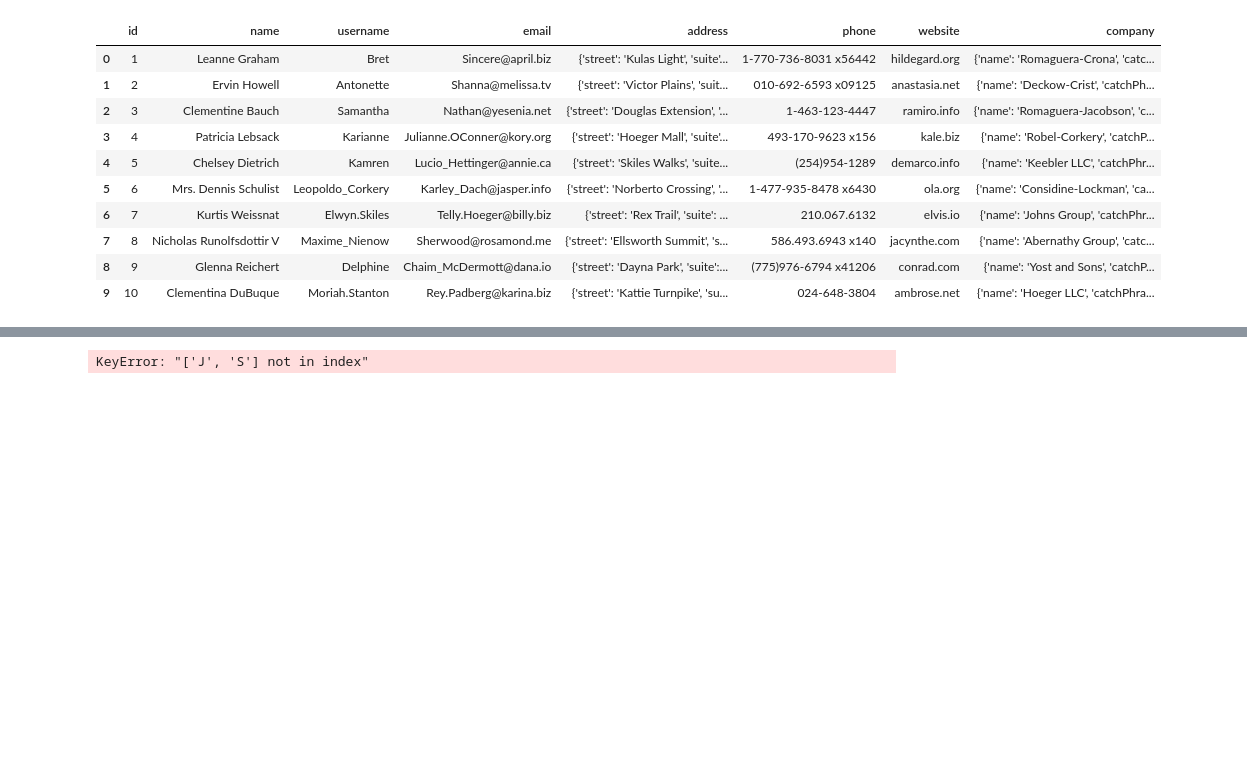
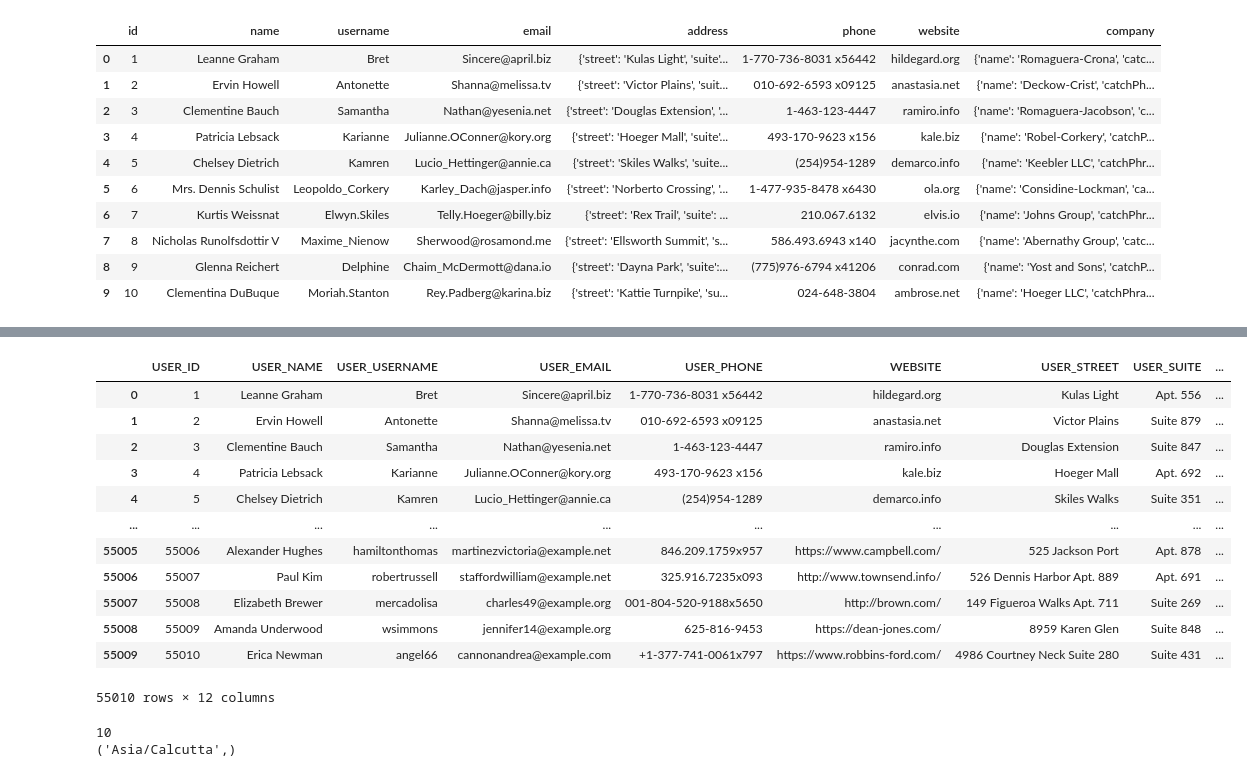
Before and after one commit to carlajsv/dd_test, a Jupyter notebook: test.ipynb, the cells around one changed output, grey strips where cells are left out. Saved outputs shown, nothing was run; the diff lists cells and outputs as text; code cells hidden in the pictures; blank space fills up the shorter version.

```diff
--- a/test.ipynb
+++ b/test.ipynb
@@ -47,26 +56,39 @@ df_resultado
 | 8 | 9 | Glenna Reichert | Delphine | Chaim_McDermott@dana.io | (775)976-6794 x41206 | conrad.com | {'name': 'Yost and Sons', 'catchP... | Dayna Park | Suite 449 | Bartholomebury | 76495-3109 | ... |
 | 9 | 10 | Clementina DuBuque | Moriah.Stanton | Rey.Padberg@karina.biz | 024-648-3804 | ambrose.net | {'name': 'Hoeger LLC', 'catchPhra... | Kattie Turnpike | Suite 198 | Lebsackbury | 31428-2261 | ... |
 # %%
-import pandas as pd
-
-def procesar_dataframe(df, columnas=None):
-    # Si la lista de columnas no se proporciona, usar df.columns
-    if columnas is None:
-        columnas = df.columns
-
-    # Realizar el procesamiento necesario aquí
-    # Ejemplo: Imprimir las columnas seleccionadas
-    df_procesado = df[columnas]
-    print(df_procesado)
-
-# Ejemplo de uso
-data = {'A': [1, 2, 3], 'B': [4, 5, 6], 'C': [7, 8, 9]}
-df = pd.DataFrame(data)
-
-# Llamada a la función sin proporcionar la lista de columnas
-procesar_dataframe(df, ['C', 'J', 'S'])
-
-# Llamada a la función proporcionando una lista de columnas
-procesar_dataframe(df, ['A', 'B'])
+users_test = pd.read_csv('users_extended.csv')
+users_test
 # %% [output]
+|  | USER_ID | USER_NAME | USER_USERNAME | USER_EMAIL | USER_PHONE | WEBSITE | USER_STREET | USER_SUITE | ... |
+| 0 | 1 | Leanne Graham | Bret | Sincere@april.biz | 1-770-736-8031 x56442 | hildegard.org | Kulas Light | Apt. 556 | ... |
+| 1 | 2 | Ervin Howell | Antonette | Shanna@melissa.tv | 010-692-6593 x09125 | anastasia.net | Victor Plains | Suite 879 | ... |
+| 2 | 3 | Clementine Bauch | Samantha | Nathan@yesenia.net | 1-463-123-4447 | ramiro.info | Douglas Extension | Suite 847 | ... |
+| 3 | 4 | Patricia Lebsack | Karianne | Julianne.OConner@kory.org | 493-170-9623 x156 | kale.biz | Hoeger Mall | Apt. 692 | ... |
+| 4 | 5 | Chelsey Dietrich | Kamren | Lucio_Hettinger@annie.ca | (254)954-1289 | demarco.info | Skiles Walks | Suite 351 | ... |
+| ... | ... | ... | ... | ... | ... | ... | ... | ... | ... |
+| 55005 | 55006 | Alexander Hughes | hamiltonthomas | martinezvictoria@example.net | 846.209.1759x957 | https://www.campbell.com/ | 525 Jackson Port | Apt. 878 | ... |
+| 55006 | 55007 | Paul Kim | robertrussell | staffordwilliam@example.net | 325.916.7235x093 | http://www.townsend.info/ | 526 Dennis Harbor Apt. 889 | Apt. 691 | ... |
+| 55007 | 55008 | Elizabeth Brewer | mercadolisa | charles49@example.org | 001-804-520-9188x5650 | http://brown.com/ | 149 Figueroa Walks Apt. 711 | Suite 269 | ... |
+| 55008 | 55009 | Amanda Underwood | wsimmons | jennifer14@example.org | 625-816-9453 | https://dean-jones.com/ | 8959 Karen Glen | Suite 848 | ... |
+| 55009 | 55010 | Erica Newman | angel66 | cannonandrea@example.com | +1-377-741-0061x797 | https://www.robbins-ford.com/ | 4986 Courtney Neck Suite 280 | Suite 431 | ... |
-KeyError: "['J', 'S'] not in index"
+55010 rows × 12 columns
+# %%
+
+
+# Program to get timezone a phone number
+
+import phonenumbers
+from phonenumbers import timezone
+
+# Parsing String to Phone number
+phoneNumber = phonenumbers.parse("+919876543210")
+print(len(str(phoneNumber.national_number)))
+
+# Pass the parsed phone number in below function
+timeZone = timezone.time_zones_for_number(phoneNumber)
+
+# It print the timezone of a phonenumber
+print(timeZone)
+# %% [output]
+10
+('Asia/Calcutta',)
```
Also changed, not shown: parts of 14 cells of this notebook, 11 other files.
